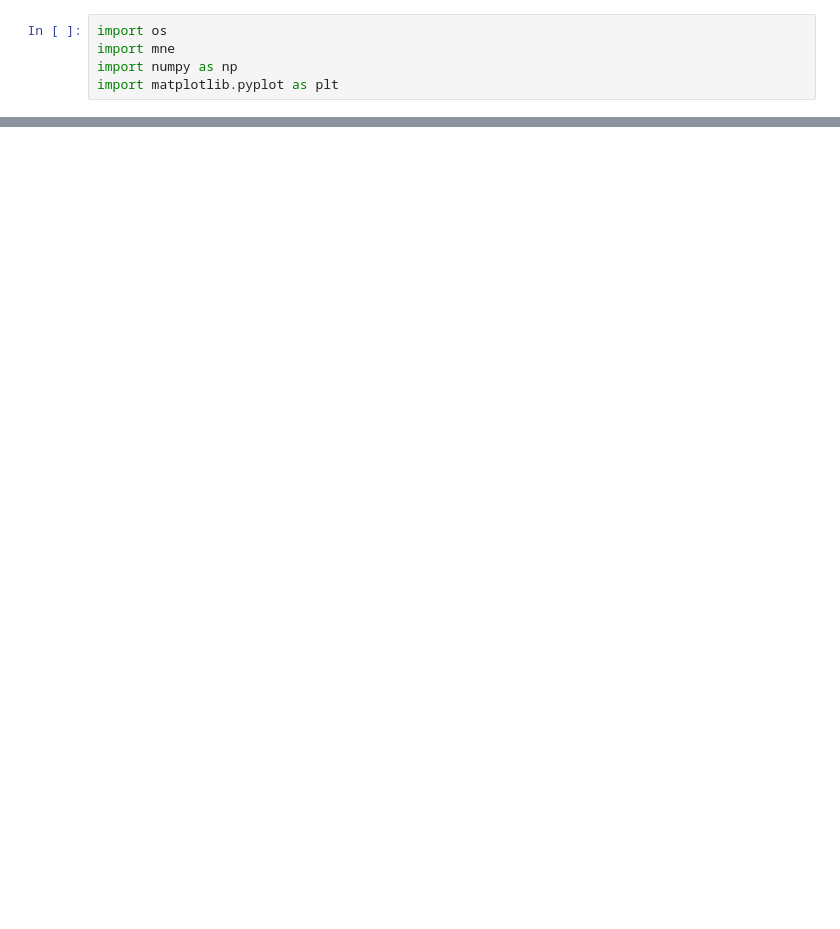
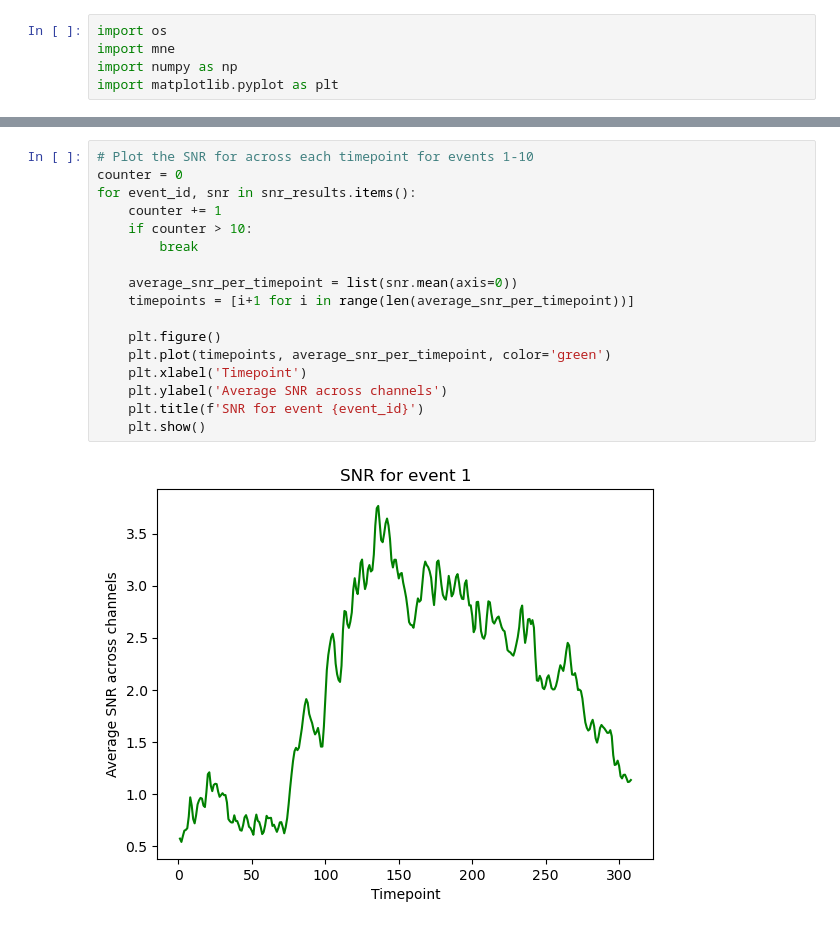
Before and after one commit to Alljoined/alljoined_preprocessing, a Jupyter notebook: snr/snr-sme.ipynb, the cells around one changed output, grey strips where cells are left out. Cells and saved outputs as stored; diff of their text form; blank space fills up the shorter version.

```diff
--- a/snr/snr-sme.ipynb
+++ b/snr/snr-sme.ipynb
@@ -92 +93,20 @@ Not setting metadata
 Applying baseline correction (mode: mean)
+# %%
+# Plot the SNR for across each timepoint for events 1-10
+counter = 0
+for event_id, snr in snr_results.items():
+    counter += 1
+    if counter > 10:
+        break
+
+    average_snr_per_timepoint = list(snr.mean(axis=0))
+    timepoints = [i+1 for i in range(len(average_snr_per_timepoint))]
+
+    plt.figure()
+    plt.plot(timepoints, average_snr_per_timepoint, color='green')
+    plt.xlabel('Timepoint')
+    plt.ylabel('Average SNR across channels')
+    plt.title(f'SNR for event {event_id}')
+    plt.show()
+# %% [output]
+[figure, added]
```
Also changed, not shown: parts of 6 cells of this notebook.
